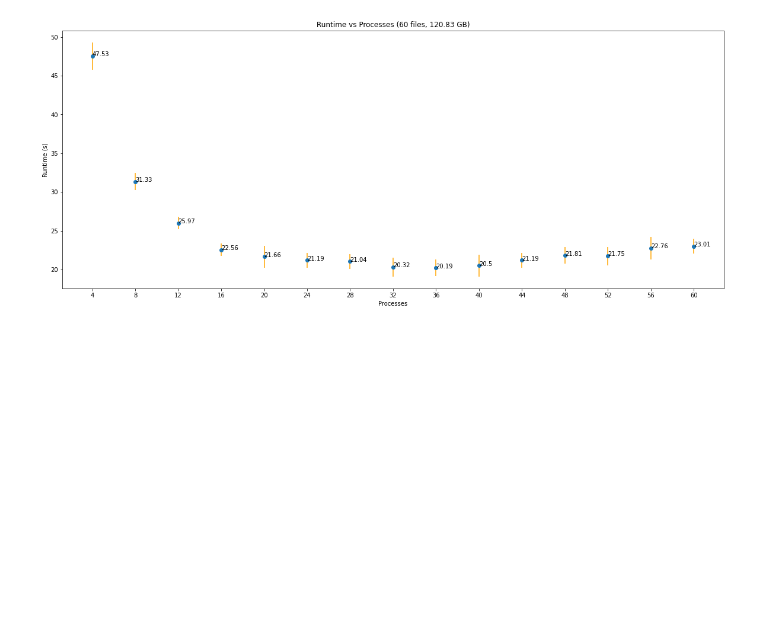
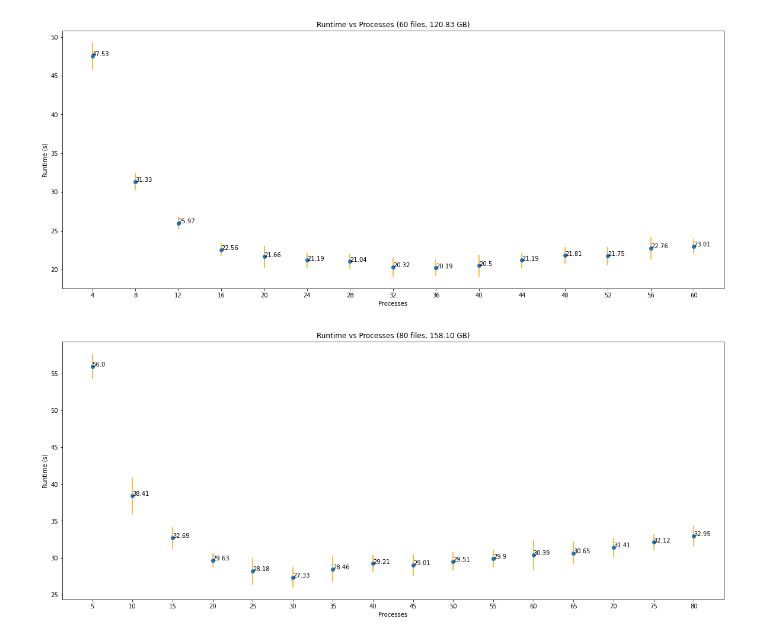
Before and after one commit to bucket420/DOE-INFN-2022, a Jupyter notebook: performance_analysis_uproot.ipynb, the cells around one changed output. Drawn from its saved outputs; the diff is of its cells as text; code cells hidden in the pictures; blank space fills up the shorter version.

```diff
--- a/performance_analysis_uproot.ipynb
+++ b/performance_analysis_uproot.ipynb
@@ -61,0 +82,36 @@ def runtime_measure_mp(path, n_files, n_processes):
+# %%
+def read_part_of_data_test(files, partitions, index, result):
+    data = []
+    for i in range(partitions[index][0], partitions[index][2] + 1):
+        data.append(files[i].arrays("candidate_vMass",
+                              "(candidate_charge == 0)\
+                              & (candidate_cosAlpha > 0.99)\
+                              & (candidate_lxy / candidate_lxyErr > 3.0)\
+                              & (candidate_vProb > 0.05)\
+                              & (ditrack_mass > 1.014) & (ditrack_mass < 1.024)\
+                              & (candidate_vMass > 5.33) & (candidate_vMass < 5.4)",
+                              entry_start=partitions[index][1] if i == partitions[index][0] else None,
+                              entry_stop=partitions[index][3] + 1 if i == partitions[index][2] else None,
+                              array_cache=None,
+                              library="np")["candidate_vMass"])
+    result.append(np.concatenate(tuple(data)))
+# %%
+def runtime_measure_mp_test(path, n_files, n_processes):
+    start = time.time()
+    files = [uproot.open(path=path + filename + ":rootuple/CandidateTree", object_cache=None, array_cache=None) for filename in sorted(os.listdir(path))[:n_files]]
+    partitions = partition(files, n_processes)
+    result = multiprocessing.Manager().list()
+    processes = []
+    for i in range(n_processes):
+        p = multiprocessing.Process(target=read_part_of_data_test, args=[files, partitions, i, result])
+        p.start()
+        processes.append(p)
+
+    for p in processes:
+        p.join()
+
+    np.concatenate(tuple(result))
+
+    return time.time() - start
+# %%
+runtime_measure_mp_test(path, 8, 16)
@@ -61,0 +120,2 @@ def runtime_measure_mp(path, n_files, n_processes):
+# %%
+runtime_measure_mp(path, 8, 16)
@@ -130,3 +192,7 @@ def runtime_vs_processes_plot(path, n_files, max_processes, step, n_loops, targe
 runtime_vs_processes_plot(path, 60, 60, 4, 10, "merged")
 # %% [output]
 [figure]
+# %%
+runtime_vs_processes_plot(path, 80, 80, 5, 10, "merged")
+# %% [output]
+[figure, added]
```
Also changed, not shown: parts of 3 cells of this notebook, 7 other files.
